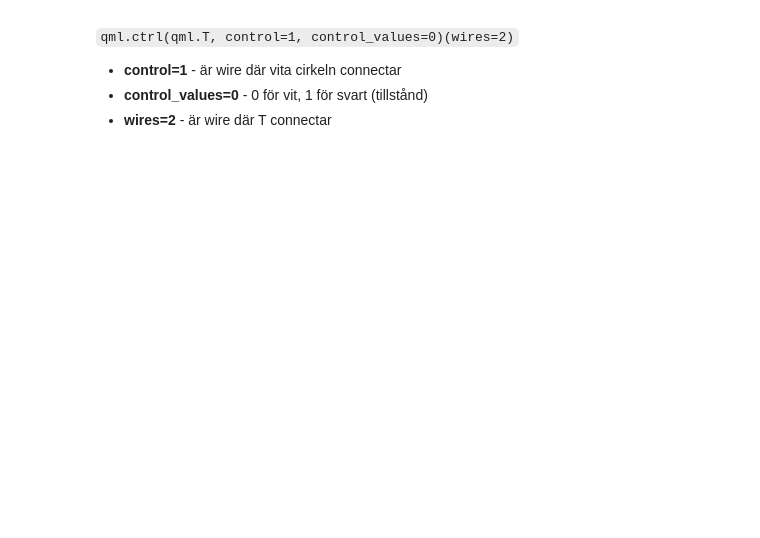
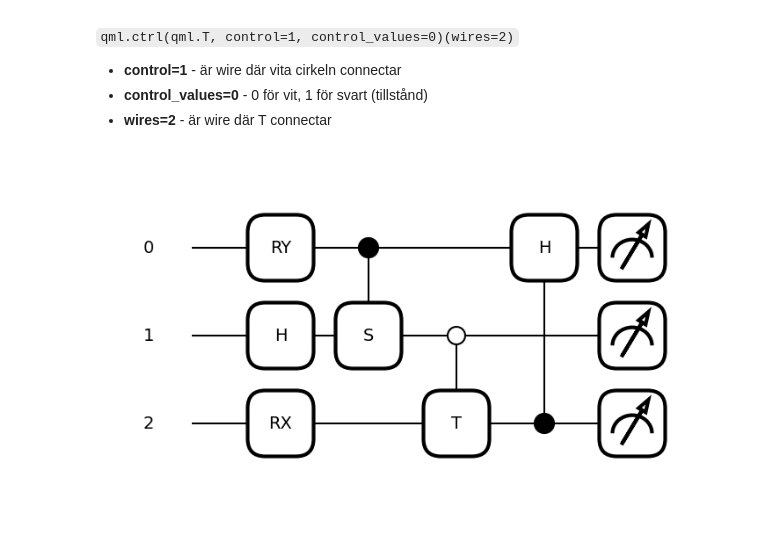
Before and after one commit to JonasHagstrom79/QuantumML, a Jupyter notebook: Codercise_PF_2_4_Gates_under_control.ipynb, the cells around one changed output. Saved outputs shown, nothing was run; the diff lists cells and outputs as text; code cells hidden in the pictures; blank space fills up the shorter version.

```diff
--- a/Codercise_PF_2_4_Gates_under_control.ipynb
+++ b/Codercise_PF_2_4_Gates_under_control.ipynb
@@ -52,3 +52,8 @@ def ctrl_circuit(theta,phi):
 
 
     return qml.state()
+# %%
+qml.draw_mpl(ctrl_circuit)(0.5, 0.1)
+plt.show()
+# %% [output]
+[figure, added]
```
Also changed, not shown: parts of 1 cell of this notebook.
